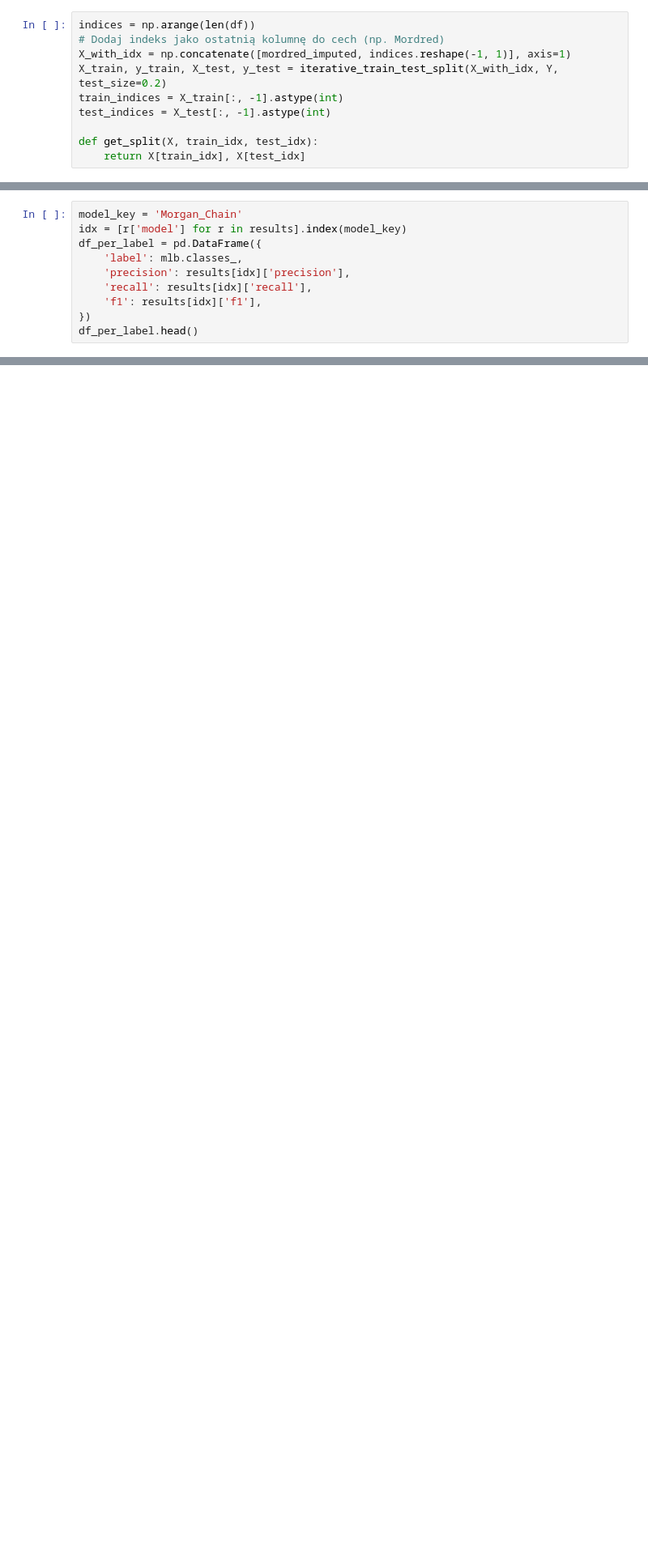
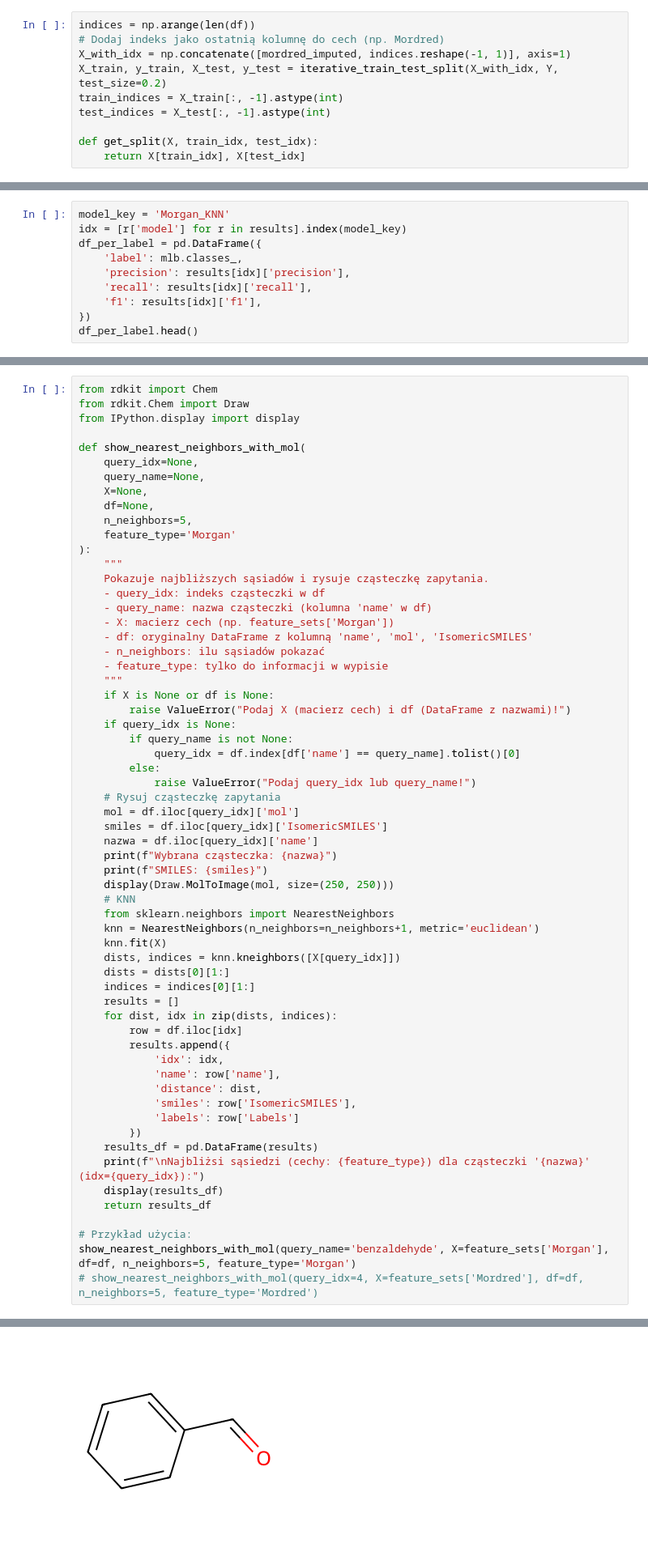
Before and after one commit to cluiverto/osmo, a Jupyter notebook: notebooks/morgan_mordred_daylight.ipynb, the cells around one changed output, grey strips where cells are left out. Shown at 81% size. Saved outputs shown, nothing was run; the diff lists cells and outputs as text; blank space fills up the shorter version.

Commit message:
k-nn similar molecules visualisation

```diff
--- a/notebooks/morgan_mordred_daylight.ipynb
+++ b/notebooks/morgan_mordred_daylight.ipynb
@@ -238,10 +217,0 @@ Idx: 1363 | Nazwa: methyl 3-hydroxyhexanoate
-# %%
-model_key = 'Morgan_Chain'
-idx = [r['model'] for r in results].index(model_key)
-df_per_label = pd.DataFrame({
-    'label': mlb.classes_,
-    'precision': results[idx]['precision'],
-    'recall': results[idx]['recall'],
-    'f1': results[idx]['f1'],
-})
-df_per_label.head()
@@ -293,0 +314,10 @@ summary_df
+# %%
+model_key = 'Morgan_KNN'
+idx = [r['model'] for r in results].index(model_key)
+df_per_label = pd.DataFrame({
+    'label': mlb.classes_,
+    'precision': results[idx]['precision'],
+    'recall': results[idx]['recall'],
+    'f1': results[idx]['f1'],
+})
+df_per_label.head()
@@ -293,0 +500,62 @@ summary_df
+# %%
+from rdkit import Chem
+from rdkit.Chem import Draw
+from IPython.display import display
+
+def show_nearest_neighbors_with_mol(
+    query_idx=None,
+    query_name=None,
+    X=None,
+    df=None,
+    n_neighbors=5,
+    feature_type='Morgan'
+):
+    """
+    Pokazuje najbliższych sąsiadów i rysuje cząsteczkę zapytania.
+    - query_idx: indeks cząsteczki w df
+    - query_name: nazwa cząsteczki (kolumna 'name' w df)
+    - X: macierz cech (np. feature_sets['Morgan'])
+    - df: oryginalny DataFrame z kolumną 'name', 'mol', 'IsomericSMILES'
+    - n_neighbors: ilu sąsiadów pokazać
+    - feature_type: tylko do informacji w wypisie
+    """
+    if X is None or df is None:
+        raise ValueError("Podaj X (macierz cech) i df (DataFrame z nazwami)!")
+    if query_idx is None:
+        if query_name is not None:
+            query_idx = df.index[df['name'] == query_name].tolist()[0]
+        else:
+            raise ValueError("Podaj query_idx lub query_name!")
+    # Rysuj cząsteczkę zapytania
+    mol = df.iloc[query_idx]['mol']
+    smiles = df.iloc[query_idx]['IsomericSMILES']
+    nazwa = df.iloc[query_idx]['name']
+    print(f"Wybrana cząsteczka: {nazwa}")
+    print(f"SMILES: {smiles}")
+    display(Draw.MolToImage(mol, size=(250, 250)))
+    # KNN
+    from sklearn.neighbors import NearestNeighbors
+    knn = NearestNeighbors(n_neighbors=n_neighbors+1, metric='euclidean')
+    knn.fit(X)
+    dists, indices = knn.kneighbors([X[query_idx]])
+    dists = dists[0][1:]
+    indices = indices[0][1:]
+    results = []
+    for dist, idx in zip(dists, indices):
+        row = df.iloc[idx]
+        results.append({
+            'idx': idx,
+            'name': row['name'],
+            'distance': dist,
+            'smiles': row['IsomericSMILES'],
+            'labels': row['Labels']
+        })
+    results_df = pd.DataFrame(results)
+    print(f"\nNajbliżsi sąsiedzi (cechy: {feature_type}) dla cząsteczki '{nazwa}' (idx={query_idx}):")
+    display(results_df)
+    return results_df
+
+# Przykład użycia:
+show_nearest_neighbors_with_mol(query_name='benzaldehyde', X=feature_sets['Morgan'], df=df, n_neighbors=5, feature_type='Morgan')
+# show_nearest_neighbors_with_mol(query_idx=4, X=feature_sets['Mordred'], df=df, n_neighbors=5, feature_type='Mordred')
+# %% [output]
@@ -293,0 +564 @@ summary_df
+[figure, added]
```
Also changed, not shown: parts of 20 cells of this notebook.
